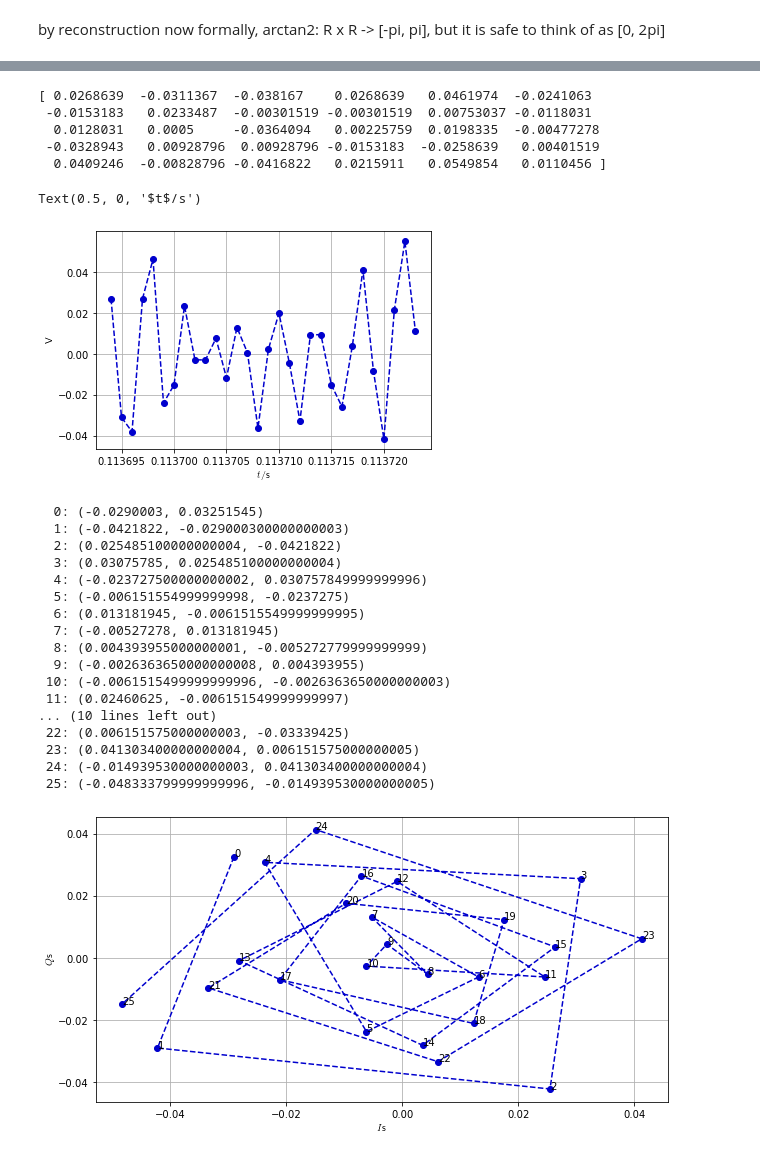
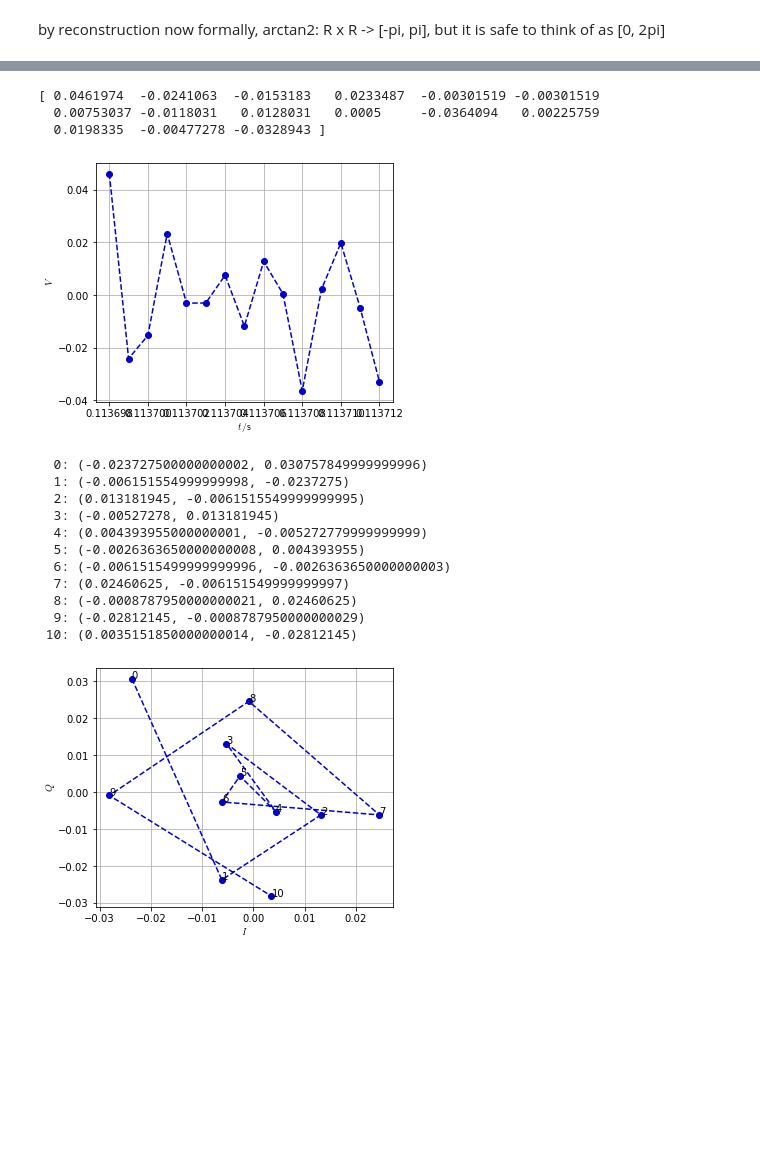
Before and after one commit to SpookyYomo/fibre-sensing, a Jupyter notebook: 20211215 phase reconstruction experimental/Experimental Phase Reconstruction IQ plane.ipynb, the cells around one changed output, grey strips where cells are left out. Cells and saved outputs as stored; diff of their text form; code cells hidden in the pictures; blank space fills up the shorter version.

```diff
--- a/20211215 phase reconstruction experimental/Experimental Phase Reconstruction IQ plane.ipynb
+++ b/20211215 phase reconstruction experimental/Experimental Phase Reconstruction IQ plane.ipynb
@@ -49,8 +50,8 @@ print(f"{mirror_f = }, {mVpp = }, {delta_corr = }")
 TXT_FILE_PATH = 'd:\\NUS\\Semester 7\\PC4199 Honours Project\\20211215 phase reconstruction experimental\\traces\\C1-004Hz-020.4mVpp-80.125000MHz-OneAmp00001.txt'
 mirror_f = 4.0, mVpp = 20.4, delta_corr = 80.125
 # %%
-zoom_in_start = 113690
-zoom_in_end = zoom_in_start + 30
+zoom_in_start = 113694
+zoom_in_end = zoom_in_start + 15
 # %%
 SIGNAL_F = 80.125e6*2 #Hz
 SAMPLING_F = 1.0e6 #Hz
@@ -247,49 +242,41 @@ t_axis_sample = t_axis[zoom_in_start+N:zoom_in_end+N]
 print(signal_sample)
 Is, Qs = _get_Is_and_Qs(signal_sample, N, 2*pi/N)
 # %% [output]
-[ 0.0268639  -0.0311367  -0.038167    0.0268639   0.0461974  -0.0241063
- -0.0153183   0.0233487  -0.00301519 -0.00301519  0.00753037 -0.0118031
-  0.0128031   0.0005     -0.0364094   0.00225759  0.0198335  -0.00477278
- -0.0328943   0.00928796  0.00928796 -0.0153183  -0.0258639   0.00401519
-  0.0409246  -0.00828796 -0.0416822   0.0215911   0.0549854   0.0110456 ]
+[ 0.0461974  -0.0241063  -0.0153183   0.0233487  -0.00301519 -0.00301519
+  0.00753037 -0.0118031   0.0128031   0.0005     -0.0364094   0.00225759
+  0.0198335  -0.00477278 -0.0328943 ]
 # %%
 fig, ax = plt.subplots(nrows=1, ncols=1)
 ax.plot(t_axis_sample,  signal_sample, 'bo', color = 'mediumblue', linestyle='dashed')
 plt.grid(True, which='major', axis='both')
-ax.set_ylabel(r'V', useTex = True)
+ax.set_ylabel(r'$V$', useTex = True)
 ax.set_xlabel(r'$t$/s', useTex = True)
+fig.set_size_inches(0.45*(13+1/3-1.5), 0.8*(7.5-2))
 # %% [output]
-Text(0.5, 0, '$t$/s')
-[figure, old version]
+[figure, new version]
 # %%
 for i, t in enumerate(zip(Is, Qs)):
     print(f"{i:>3}: {t}")
 # %% [output]
-  0: (-0.0290003, 0.03251545)
-  1: (-0.0421822, -0.029000300000000003)
-  2: (0.025485100000000004, -0.0421822)
-  3: (0.03075785, 0.025485100000000004)
-  4: (-0.023727500000000002, 0.030757849999999996)
-  5: (-0.006151554999999998, -0.0237275)
-  6: (0.013181945, -0.0061515549999999995)
-  7: (-0.00527278, 0.013181945)
-  8: (0.004393955000000001, -0.005272779999999999)
-  9: (-0.0026363650000000008, 0.004393955)
- 10: (-0.0061515499999999996, -0.0026363650000000003)
- 11: (0.02460625, -0.006151549999999997)
-... (10 lines left out)
- 22: (0.006151575000000003, -0.03339425)
- 23: (0.041303400000000004, 0.006151575000000005)
- 24: (-0.014939530000000003, 0.041303400000000004)
- 25: (-0.048333799999999996, -0.014939530000000005)
+  0: (-0.023727500000000002, 0.030757849999999996)
+  1: (-0.006151554999999998, -0.0237275)
+  2: (0.013181945, -0.0061515549999999995)
+  3: (-0.00527278, 0.013181945)
+  4: (0.004393955000000001, -0.005272779999999999)
+  5: (-0.0026363650000000008, 0.004393955)
+  6: (-0.0061515499999999996, -0.0026363650000000003)
+  7: (0.02460625, -0.006151549999999997)
+  8: (-0.0008787950000000021, 0.02460625)
+  9: (-0.02812145, -0.0008787950000000029)
+ 10: (0.0035151850000000014, -0.02812145)
 # %%
 fig, ax = plt.subplots(nrows=1, ncols=1)
 ax.plot(Is, Qs, 'bo', color = 'mediumblue', linestyle='dashed')
 plt.grid(True, which='major', axis='both')
-ax.set_ylabel(r'$Q$s', useTex = True)
-ax.set_xlabel(r'$I$s', useTex = True)
+ax.set_ylabel(r'$Q$', useTex = True)
+ax.set_xlabel(r'$I$', useTex = True)
 for i, t in enumerate(zip(Is, Qs)):
     ax.annotate(i, t)
-fig.set_size_inches(11.75-1.5, 8.25-2 - 1)
+fig.set_size_inches(0.45*(13+1/3-1.5), 0.8*(7.5-2))
 # %% [output]
-[figure, old version]
+[figure, new version]
```
Also changed, not shown: parts of 6 cells of this notebook, 7 other files.
